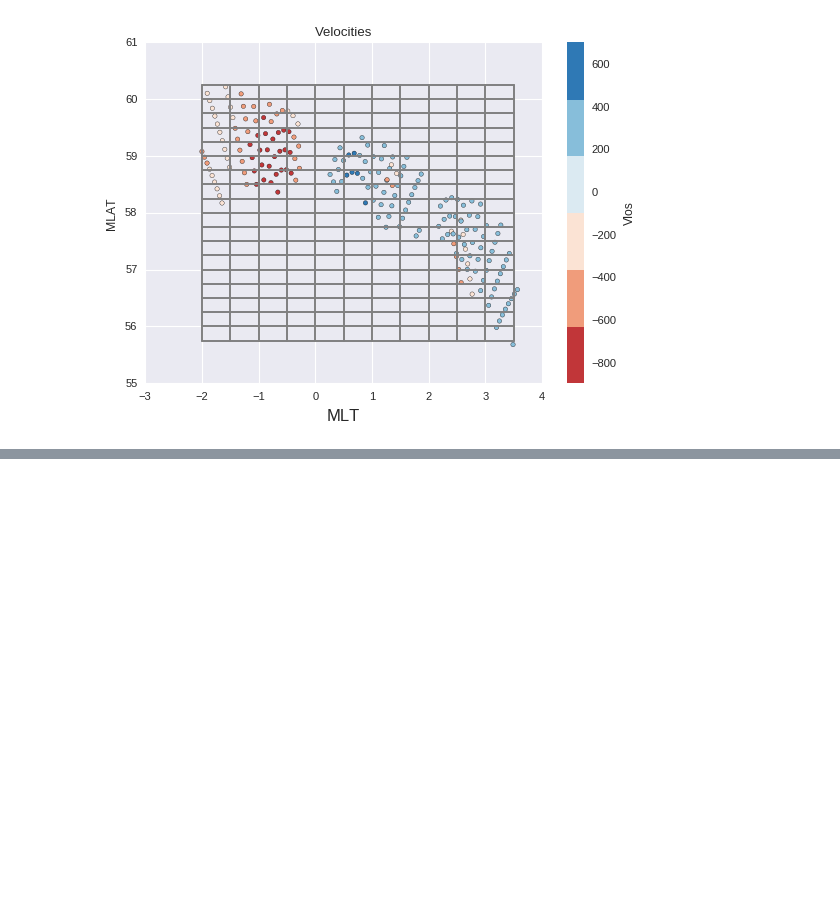
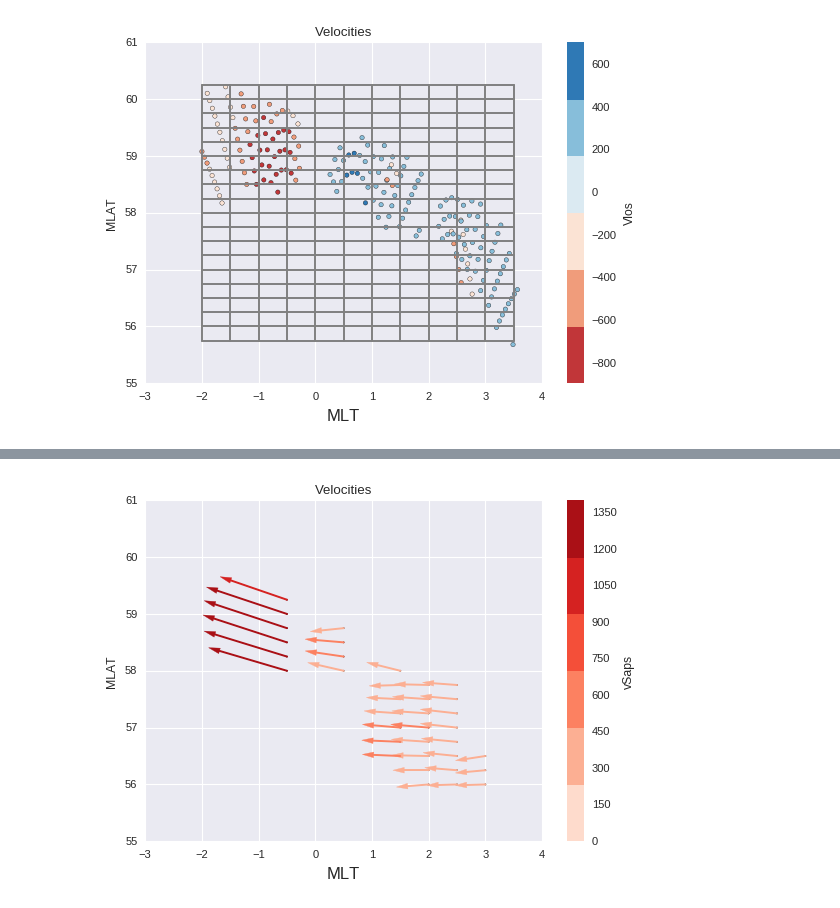
Before and after one commit to bharatreddy/vel-analys, a Jupyter notebook: ipy/optmz_search.ipynb, the cells around one changed output, grey strips where cells are left out. Drawn from its saved outputs; the diff is of its cells as text; code cells hidden in the pictures; blank space fills up the shorter version.

Commit message:
get the 2x2 cell fit info

```diff
--- a/ipy/optmz_search.ipynb
+++ b/ipy/optmz_search.ipynb
@@ -226,6 +226,19 @@ ax.get_figure().savefig("../figs/sapsVels-smallgrid.pdf",bbox_inches='tight')
 #### Plot the chosen SAPS velocities on the grid ####
 # %% [output]
 [figure]
+# %%
+#### Fit the data using scipy.optimize for each cell ####
+#### Fit the data using scipy.optimize for each cell ####
+#### Fit the data using scipy.optimize for each cell ####
+# Fit a sine curve for a given cell
+def vel_sine_func(theta, Vmax, delTheta):
+    # we are working in degrees but numpy deals with radians
+    # convert to radians
+    return Vmax * numpy.sin( numpy.deg2rad(theta) +\
+                            numpy.deg2rad(delTheta) )
+#### Fit the data using scipy.optimize for each cell ####
+#### Fit the data using scipy.optimize for each cell ####
+#### Fit the data using scipy.optimize for each cell ####
 # %%
 #### Get fitting info on all 2x2 grids.
 ####    Some combinations can be discarded with preliminary info. ####
@@ -303,0 +359,53 @@ azim range, uniq azim count--> 97.37 5
+# %%
+
+#### Plot the fitted SAPS velocities ####
+#### Plot the fitted SAPS velocities ####
+#### Plot the fitted SAPS velocities ####
+# Seaborn styling
+sns.set_style("darkgrid")
+sns.set_context("paper")
+seaMap = ListedColormap(sns.color_palette("Reds"))
+# Plot using matplotlib
+fig1 = plt.figure()
+ax = fig1.add_subplot(111)
+plotMLTs = velAnlysDF['grid_MLT'].unique().tolist()
+plotMLATs = velAnlysDF['grid_MLAT'].unique().tolist()
+
+velScaleMin = 0.
+# round off max velocity to the next hundred
+velScaleMax = (fitResultsDF["vSaps"].max() + 100.)*100/100 - (fitResultsDF["vSaps"].max() + 100.)%100
+
+fitResultsDF.plot( kind='scatter',
+              x='grid_normMLT',
+              y='grid_MLAT',
+              c='vSaps',
+              s=1., cmap=seaMap, vmin=velScaleMin, vmax=velScaleMax, ax=ax)
+ax.set_ylabel("MLAT")
+ax.set_xlabel("MLT", fontsize=12)
+ax.set_title( "Velocities" )
+ax.set_ylim( [int(round(velAnlysDF['grid_MLAT'].min()))-1, \
+              int(round(velAnlysDF['grid_MLAT'].max()))+1] )
+ax.set_xlim( [int(round(velAnlysDF['grid_MLT'].min()))-1, \
+              int(round(velAnlysDF['grid_MLT'].max()))] )
+
+plotMLTends = fitResultsDF['plot_normMLTEnd'].tolist()
+plotMLATends = fitResultsDF['plot_MLATEnd'].tolist()
+plotMLTbegins = fitResultsDF['grid_MLT'].tolist()
+plotMLATbegins = fitResultsDF['grid_MLAT'].tolist()
+plotVelMagns = fitResultsDF['vSaps'].tolist()
+# Normalize velocities according to colorbar
+colNorm = Normalize( vmin=velScaleMin, vmax=velScaleMax )
+for currMLTend, currMLATend, currMLTbgn, currMLATbgn, currVel in\
+        zip( plotMLTends, plotMLATends, plotMLTbegins, plotMLATbegins, plotVelMagns ) :
+        # get a appropriate color for each bar
+        currCol = seaMap( colNorm(currVel) )
+        ax.plot( [currMLTbgn, currMLTend], [ currMLATbgn, currMLATend ], color=currCol )
+        ax.arrow( currMLTbgn, currMLATbgn, currMLTend-currMLTbgn, currMLATend-currMLATbgn,\
+                 head_width=0.1, head_length=0.2, fc=currCol, ec=currCol)
+
+# ax.get_figure().savefig("../figs/fitVels-grid.pdf",bbox_inches='tight')
+#### Plot the fitted SAPS velocities ####
+#### Plot the fitted SAPS velocities ####
+#### Plot the fitted SAPS velocities ####
+# %% [output]
+[figure, added]
```
Also changed, not shown: parts of 2 cells of this notebook, 1 other file.
